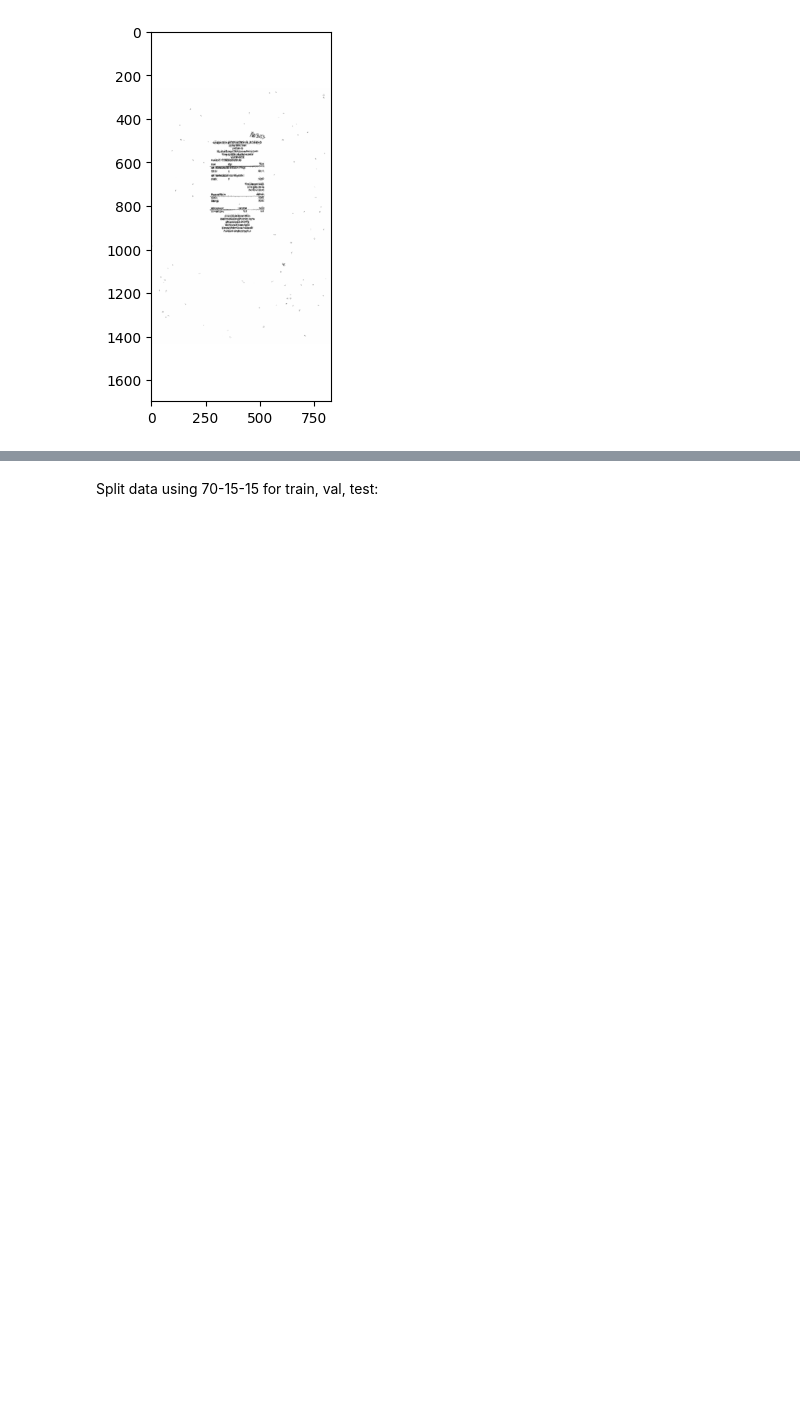
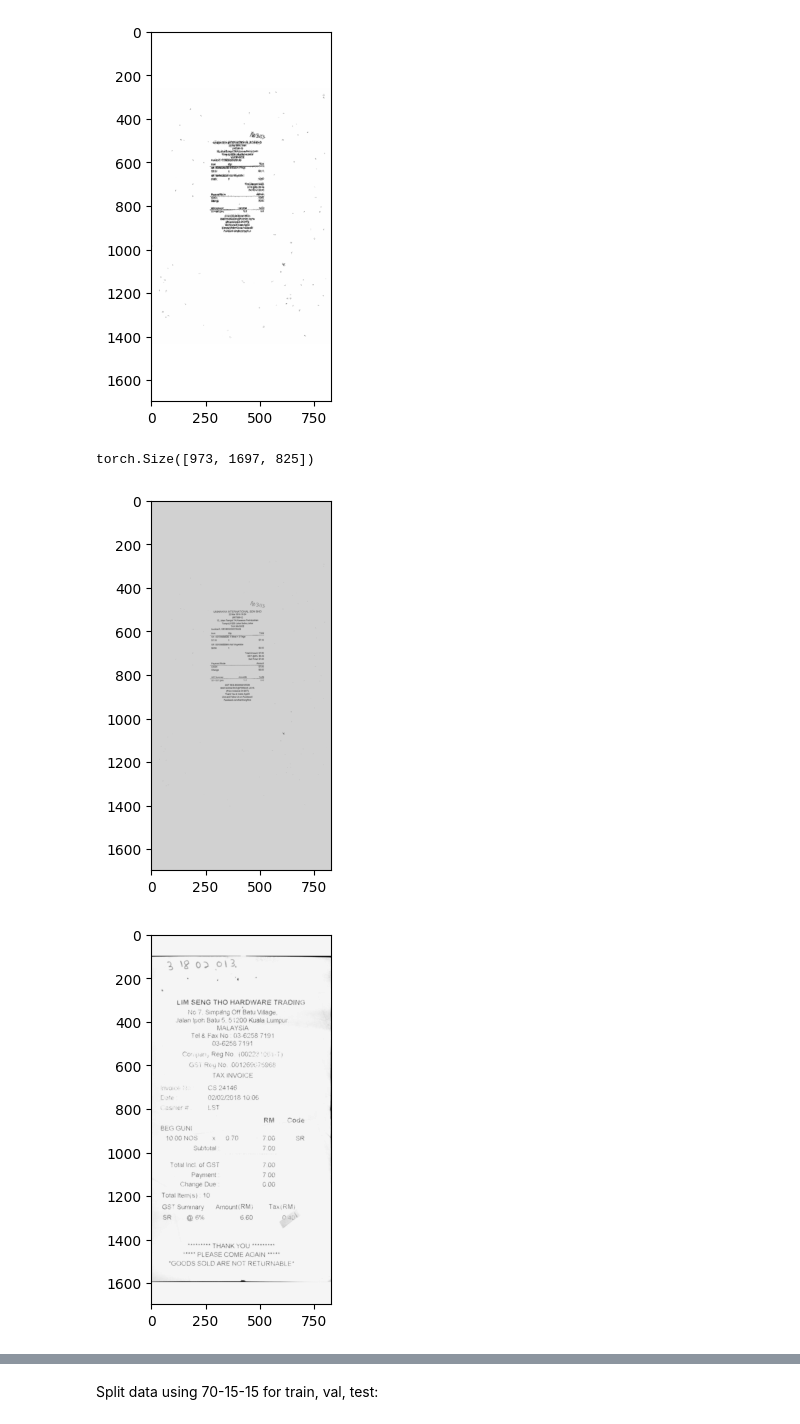
Before and after one commit to LingLing40Hours/aps360_proj, a Jupyter notebook: main.ipynb, the cells around one changed output, grey strips where cells are left out. Cells and saved outputs as stored; diff of their text form; code cells hidden in the pictures; blank space fills up the shorter version.

Commit message:
implement grayscale

```diff
--- a/main.ipynb
+++ b/main.ipynb
@@ -173,20 +174,35 @@ plt.imshow(pil_transform(imgs[0]))
 # %% [output]
 <matplotlib.image.AxesImage at 0x...>
 [figure]
-# %%
-rgb_transform = transforms.Compose([transforms.ToTensor(), transforms.Resize((median_width, median_height)), transforms.Grayscale(1), transforms.Normalize((0.5),(0.5))])
-l_transform = transforms.Compose([transforms.ToTensor(), transforms.Resize((median_width, median_height)), transforms.Normalize((0.5),(0.5))])
-
-#transform and save imgs individually bc tensor containing all imgs doesn't fit in RAM
-#batching images for transform may speed this up
-for img_name in os.listdir(img_path):
-    img_filepath = os.path.join(img_path, img_name)
-    img = Image.open(img_filepath)
-    if img.mode == "RGB":
-        img = rgb_transform(img)
-    else:
-        img = l_transform(img)
-    norm_img_name, __ = os.path.splitext(img_name)
-    torch.save(img, os.path.join(norm_img_path, norm_img_name+'.pt'))
-
-shutil.rmtree(img_path)
+# %%
+#separate grayscale images
+grayscale_imgs = []
+
+for i, img in reversed(list(enumerate(imgs))):
+    if img.shape[0] != 3:
+        grayscale_imgs.append(imgs.pop(i))
+# %%
+#apply grayscale to imgs; ~230s
+imgs = torch.stack(imgs)
+grayscaled_imgs = imgs.mean(dim=1, keepdim=True)
+# %%
+#join grayscale and grayscaled; ~13s
+if not torch.is_tensor(grayscale_imgs):
+    grayscale_imgs = torch.stack(grayscale_imgs)
+if grayscale_imgs.ndim != 3:
+    grayscale_imgs = grayscale_imgs.squeeze(1)
+if grayscaled_imgs.ndim != 3:
+    grayscaled_imgs = grayscaled_imgs.squeeze(1)
+grayscaled_imgs = torch.cat((grayscaled_imgs, grayscale_imgs), dim=0)
+# %%
+grayscaled_imgs.shape
+# %% [output]
+torch.Size([973, 1697, 825])
+# %%
+#plot several imgs
+for i in range(3):
+    plt.imshow(grayscaled_imgs[i].numpy(), cmap='gray')
+    plt.show()
+# %% [output]
+[figure, added]
+[figure, added]
```
Also changed, not shown: parts of 3 cells of this notebook.
